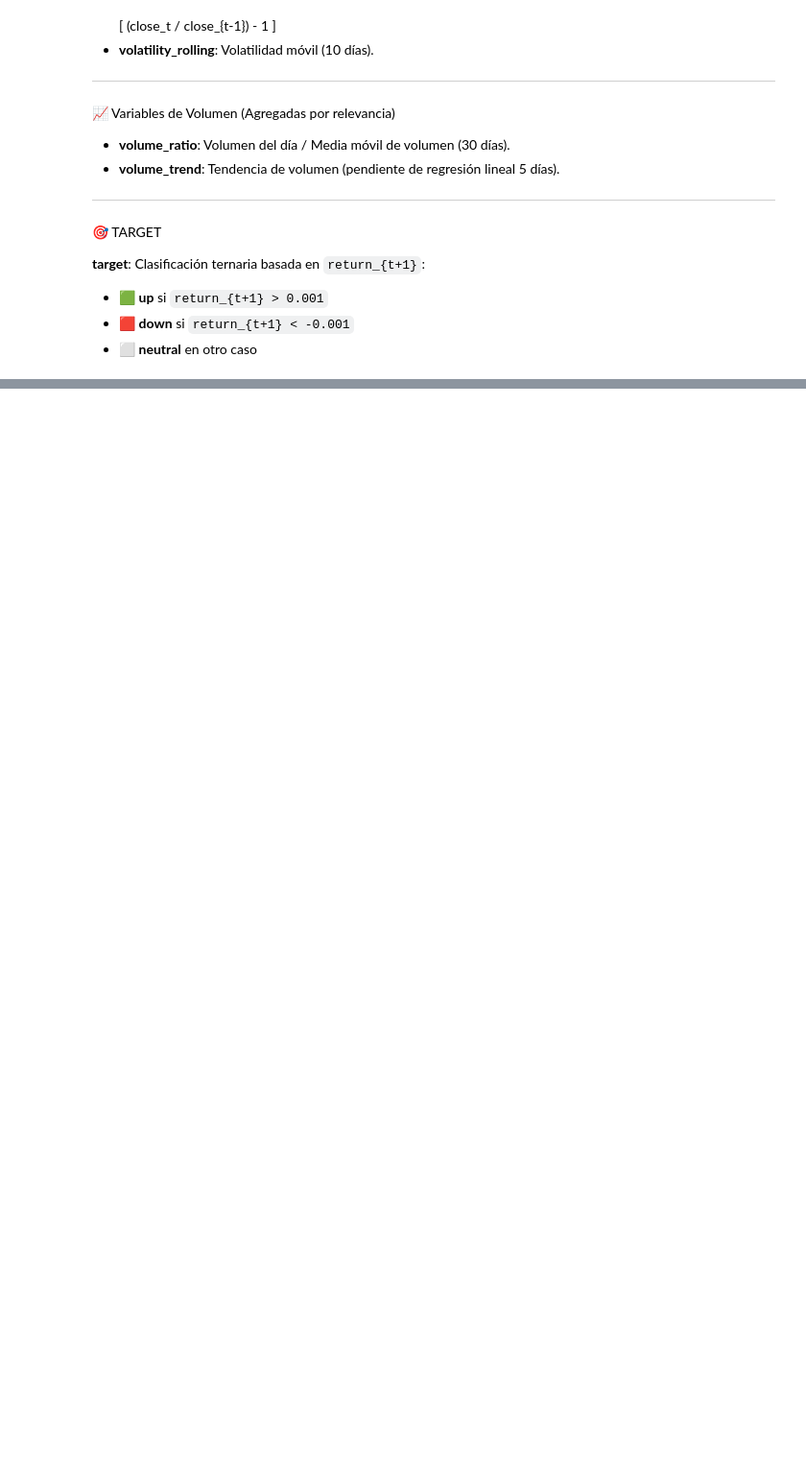
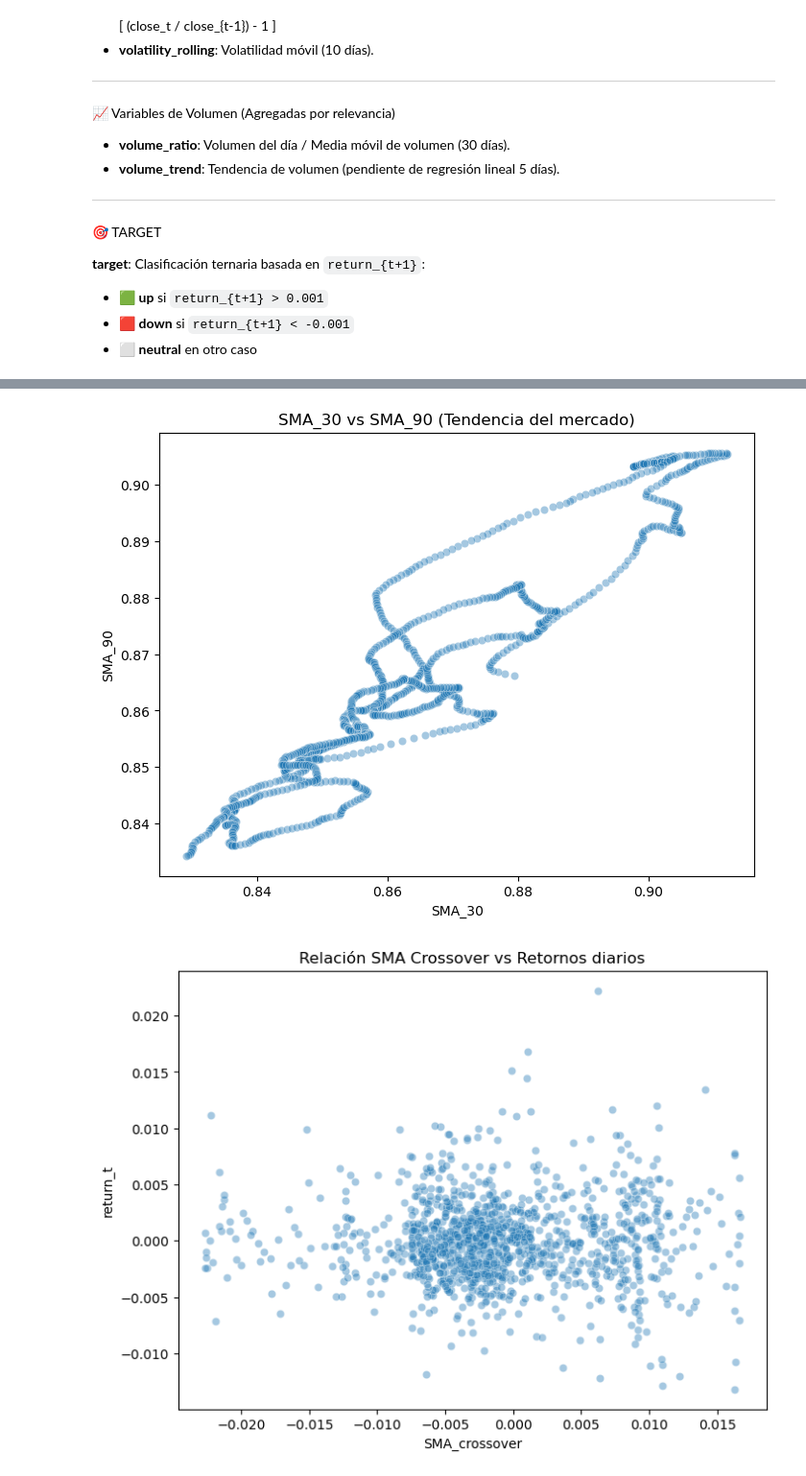
Before and after one commit to Andru-1987/light_storm_pipe, a Jupyter notebook: notebooks/02_feature_engineering.ipynb, the cells around one changed output, grey strips where cells are left out. Shown at 96% size. Saved outputs shown, nothing was run; the diff lists cells and outputs as text; code cells hidden in the pictures; blank space fills up the shorter version.

```diff
--- a/notebooks/02_feature_engineering.ipynb
+++ b/notebooks/02_feature_engineering.ipynb
@@ -286,0 +397,13 @@ class ForexFeatureEngineer:
+# %%
+plt.figure(figsize=(8, 6))
+sns.scatterplot(data=df_features, x='SMA_30', y='SMA_90', alpha=0.4)
+plt.title("SMA_30 vs SMA_90 (Tendencia del mercado)")
+plt.show()
+
+plt.figure(figsize=(8, 6))
+sns.scatterplot(data=df_features, x='SMA_crossover', y='return_t', alpha=0.4)
+plt.title("Relación SMA Crossover vs Retornos diarios")
+plt.show()
+# %% [output]
+[figure, added]
+[figure, added]
```
Also changed, not shown: parts of 16 cells of this notebook, 1 other file.
